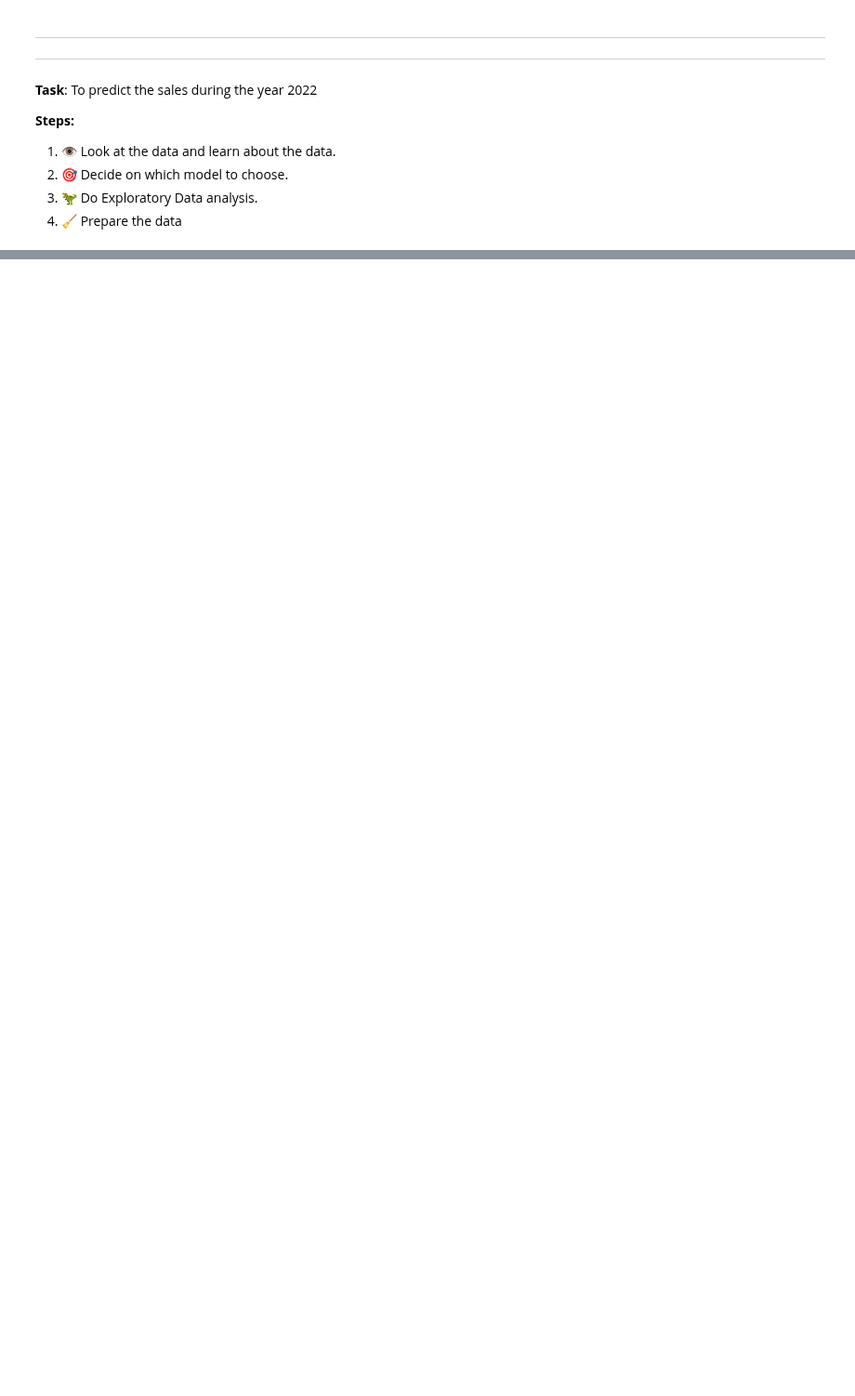
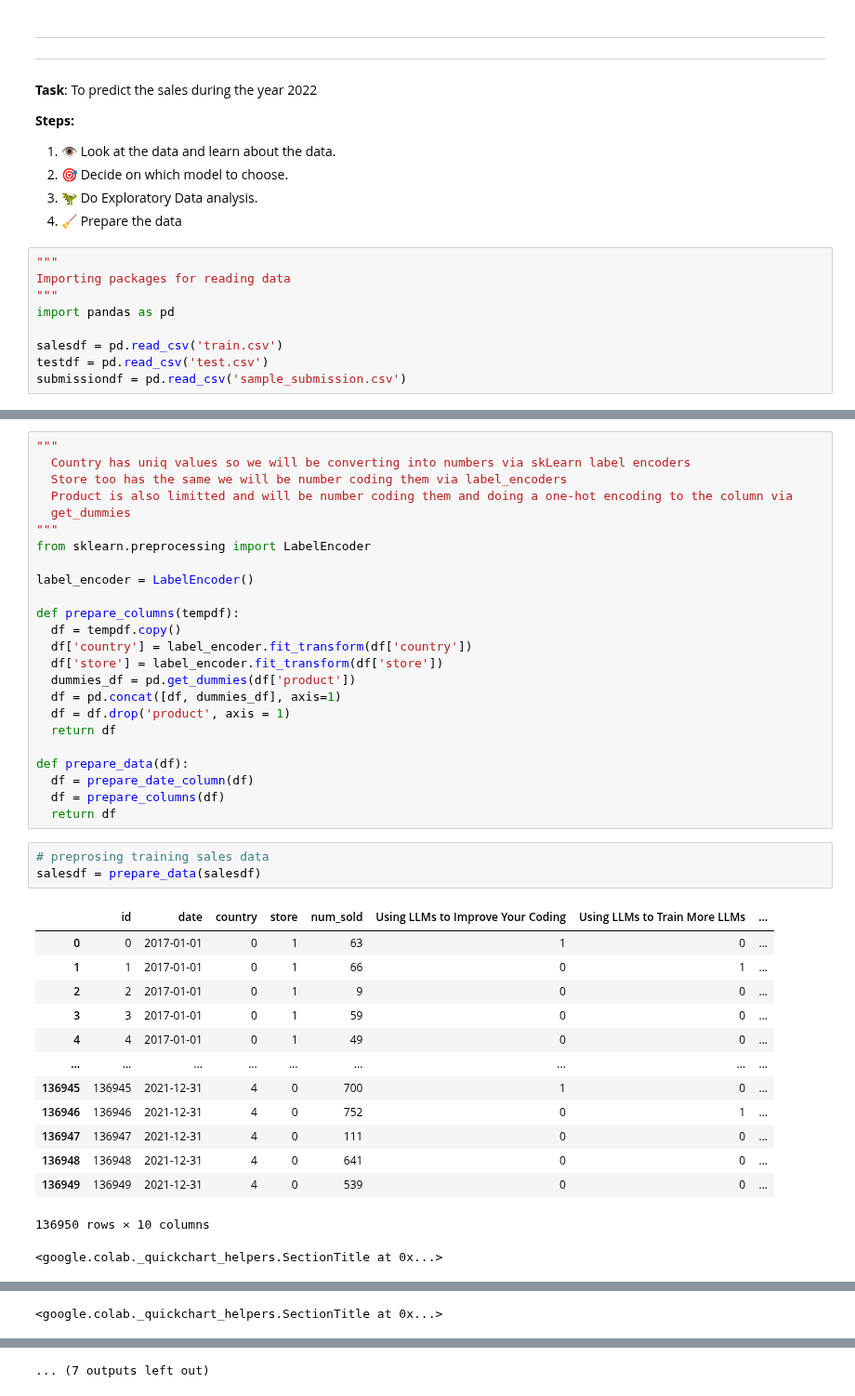
Before and after one commit to subramanya4shenoy/MachineLearningNbs, a Jupyter notebook: LR_Forecasting_Mini_Course_Sales.ipynb, the cells around one changed output, grey strips where cells are left out. Shown at 93% size. Drawn from its saved outputs; the diff is of its cells as text; blank space fills up the shorter version.

```diff
--- a/LR_Forecasting_Mini_Course_Sales.ipynb
+++ b/LR_Forecasting_Mini_Course_Sales.ipynb
@@ -41,3 +49,12 @@ unzipping the files and removing the zip
   2. 🎯 Decide on which model to choose.
   3. 🦖 Do Exploratory Data analysis.
   4. 🧹 Prepare the data
+# %%
+"""
+Importing packages for reading data
+"""
+import pandas as pd
+
+salesdf = pd.read_csv('train.csv')
+testdf = pd.read_csv('test.csv')
+submissiondf = pd.read_csv('sample_submission.csv')
@@ -43,0 +182,42 @@ unzipping the files and removing the zip
+# %%
+"""
+  Country has uniq values so we will be converting into numbers via skLearn label encoders
+  Store too has the same we will be number coding them via label_encoders
+  Product is also limitted and will be number coding them and doing a one-hot encoding to the column via
+  get_dummies
+"""
+from sklearn.preprocessing import LabelEncoder
+
+label_encoder = LabelEncoder()
+
+def prepare_columns(tempdf):
+  df = tempdf.copy()
+  df['country'] = label_encoder.fit_transform(df['country'])
+  df['store'] = label_encoder.fit_transform(df['store'])
+  dummies_df = pd.get_dummies(df['product'])
+  df = pd.concat([df, dummies_df], axis=1)
+  df = df.drop('product', axis = 1)
+  return df
+
+def prepare_data(df):
+  df = prepare_date_column(df)
+  df = prepare_columns(df)
+  return df
+# %%
+# preprosing training sales data
+salesdf = prepare_data(salesdf)
+# %% [output]
+|  | id | date | country | store | num_sold | Using LLMs to Improve Your Coding | Using LLMs to Train More LLMs | ... |
+| 0 | 0 | 2017-01-01 | 0 | 1 | 63 | 1 | 0 | ... |
+| 1 | 1 | 2017-01-01 | 0 | 1 | 66 | 0 | 1 | ... |
+| 2 | 2 | 2017-01-01 | 0 | 1 | 9 | 0 | 0 | ... |
+| 3 | 3 | 2017-01-01 | 0 | 1 | 59 | 0 | 0 | ... |
+| 4 | 4 | 2017-01-01 | 0 | 1 | 49 | 0 | 0 | ... |
+| ... | ... | ... | ... | ... | ... | ... | ... | ... |
+| 136945 | 136945 | 2021-12-31 | 4 | 0 | 700 | 1 | 0 | ... |
+| 136946 | 136946 | 2021-12-31 | 4 | 0 | 752 | 0 | 1 | ... |
+| 136947 | 136947 | 2021-12-31 | 4 | 0 | 111 | 0 | 0 | ... |
+| 136948 | 136948 | 2021-12-31 | 4 | 0 | 641 | 0 | 0 | ... |
+| 136949 | 136949 | 2021-12-31 | 4 | 0 | 539 | 0 | 0 | ... |
+136950 rows × 10 columns
+<google.colab._quickchart_helpers.SectionTitle at 0x...>
@@ -43,0 +292 @@ unzipping the files and removing the zip
+<google.colab._quickchart_helpers.SectionTitle at 0x...>
@@ -43,0 +357 @@ unzipping the files and removing the zip
+... (7 outputs left out)
```
Also changed, not shown: parts of 8 cells of this notebook.
